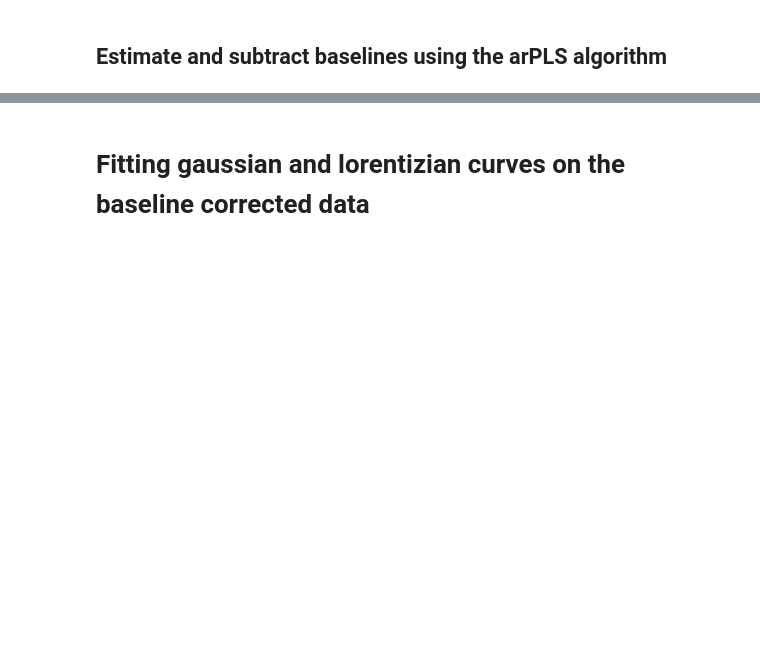
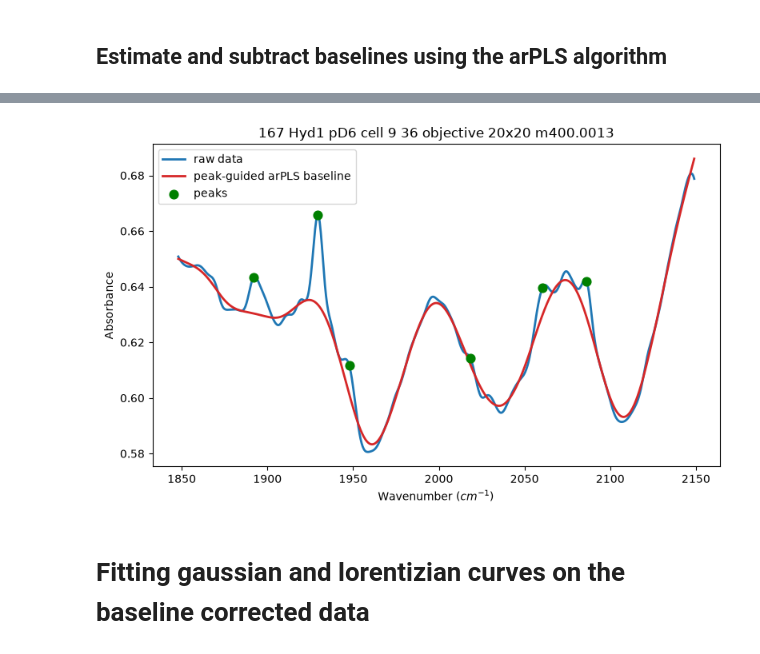
Before and after one commit to uw-ssec/ProSpecPy, a Jupyter notebook: docs/workflow_demo.ipynb, the cells around one changed output, grey strips where cells are left out. Drawn from its saved outputs; the diff is of its cells as text; code cells hidden in the pictures; blank space fills up the shorter version.

```diff
--- a/docs/workflow_demo.ipynb
+++ b/docs/workflow_demo.ipynb
@@ -168,6 +176,44 @@ arPLS baseline corrected peak info saved to ../output_plots//pD6/172 Hyd1 pD6 ce
 Plot saved to ../output_plots//pD6/173 Hyd1 pD6 cell 9 36 objective 20x20 m525 titration.0018/arpls_baseline_subtracted_spectra
 arPLS baseline corrected csv data saved to ../output_plots//pD6/173 Hyd1 pD6 cell 9 36 objective 20x20 m525 titration.0018/arpls_baseline_corrected_data.csv
 arPLS baseline corrected peak info saved to ../output_plots//pD6/173 Hyd1 pD6 cell 9 36 objective 20x20 m525 titration.0018/arpls_baseline_corrected_peak_info.csv
+# %%
+test_object = FILL_IN_raw_data[0]
+
+test_object.peak_finder(0.35)
+
+raw_x, raw_y = raw_spline(
+    test_object.get_subtracted_spectra_wavenumber(),
+    test_object.get_subtracted_spectra_absorbance()
+)
+
+baseline = arpls_baseline_second_deriv_weights(
+    raw_y,
+    raw_x,
+    test_object.second_deriv_peak_dict["peak_wavenumber"],
+    lam=1e5,
+)
+
+peak_wv = test_object.second_deriv_peak_dict["peak_wavenumber"]
+
+peak_abs = []
+for wv in peak_wv:
+    idx = abs(raw_x - wv).argmin()
+    peak_abs.append(raw_y[idx])
+
+plt.figure(figsize=(8, 5))
+
+plt.plot(raw_x, raw_y, color="tab:blue", linewidth=2, label="raw data")
+plt.plot(raw_x, baseline, color="tab:red", linewidth=2, label="peak-guided arPLS baseline")
+plt.scatter(peak_wv, peak_abs, color="green", s=60, label="peaks", zorder=5)
+
+plt.xlabel("Wavenumber ($cm^{-1}$)")
+plt.ylabel("Absorbance")
+plt.title(test_object.sample_name)
+plt.legend()
+plt.tight_layout()
+plt.show()
+# %% [output]
+[figure, added]
 # %% [markdown]
 # Fitting gaussian and lorentizian curves on the baseline corrected data
 # %% [markdown]
```
Also changed, not shown: parts of 5 cells of this notebook, 2 other files.
